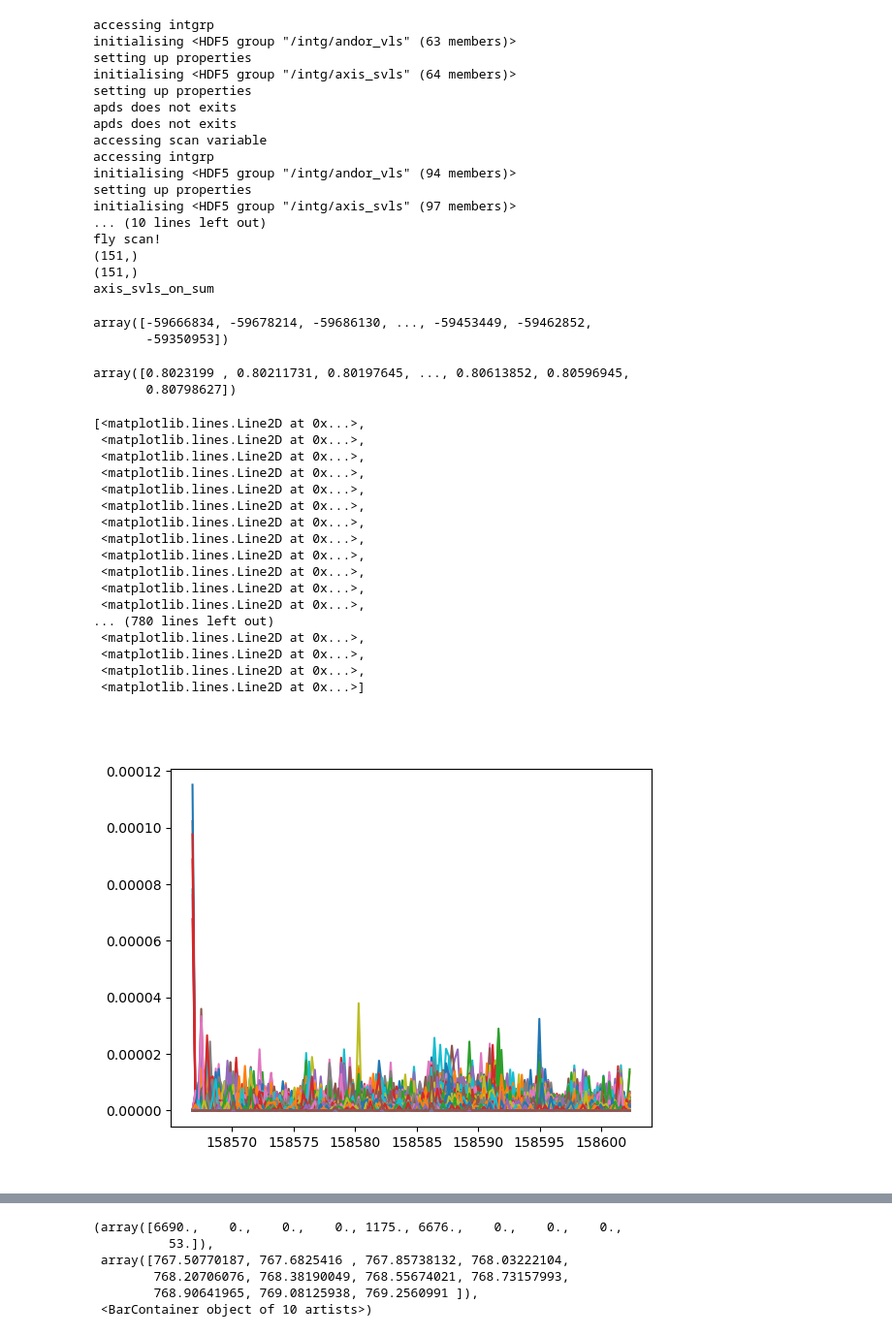
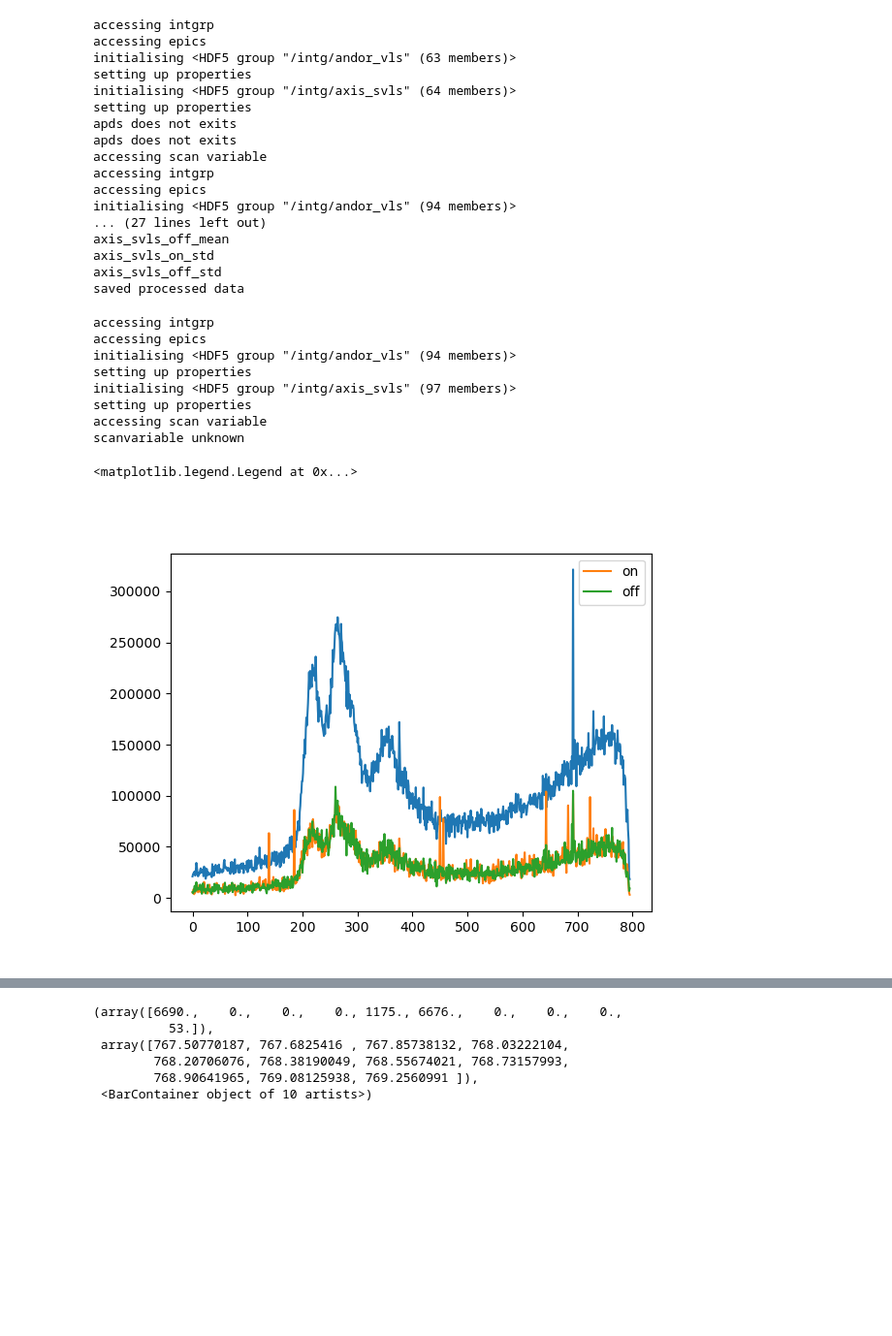
Before and after one commit to AmkeNimm/DataAcceleratorChemRIXS, a Jupyter notebook: jupyter_notebook/test.ipynb, the cells around one changed output, grey strips where cells are left out. Shown at 97% size. Drawn from its saved outputs; the diff is of its cells as text; code cells hidden in the pictures; blank space fills up the shorter version.

```diff
--- a/jupyter_notebook/test.ipynb
+++ b/jupyter_notebook/test.ipynb
@@ -16,7 +16,7 @@ base_folder =  '/sdf/data/lcls/ds/rix/'
 #run = 151 #fixed energy
 #run = 76 #XAS fly mono
 
-bg = 3
+bgrun = 3
 run = 47
 
 #exp = 'rix100836924'
@@ -28,7 +28,7 @@ exp = 'rix101265125'
 #fname = f'/sdf/data/lcls/ds/rix/rix100836924/scratch/h5/rix100836924_Run{run:04d}.h5'
 #bgname = f'/sdf/data/lcls/ds/rix/rix100836924/scratch/h5/rix100836924_Run{bg:04d}.h5'
 fname = f'{base_folder}/{exp}/hdf5/smalldata/{exp}_Run{run:04d}.h5'
-bgname = f'{base_folder}/{exp}/hdf5/smalldata/{exp}_Run{bg:04d}.h5'
+bgname = f'{base_folder}/{exp}/hdf5/smalldata/{exp}_Run{bgrun:04d}.h5'
 fyaml = '../roi_input.yml'
 bgyaml = '../BGroi_input.yml'
 # with h5py.File(fname, 'r') as fh:
@@ -44,9 +44,10 @@ bgyaml = '../BGroi_input.yml'
 data = SmallData(fname,fyaml)
 bg = SmallData(bgname, bgyaml)
 # %%
-red = Reduced(fname,bgname,fyaml,bgyaml,scantype='mono_fly')
+red = Reduced(fname,bgname,fyaml,bgyaml, save=True,scantype='mono_fly')
 # %% [output]
 accessing intgrp
+accessing epics
 initialising <HDF5 group "/intg/andor_vls" (63 members)>
 setting up properties
 initialising <HDF5 group "/intg/axis_svls" (64 members)>
@@ -55,16 +56,10 @@ apds does not exits
 apds does not exits
 accessing scan variable
 accessing intgrp
+accessing epics
 initialising <HDF5 group "/intg/andor_vls" (94 members)>
-setting up properties
-initialising <HDF5 group "/intg/axis_svls" (97 members)>
-... (10 lines left out)
-fly scan!
-(151,)
-(151,)
-axis_svls_on_sum
+... (27 lines left out)
+axis_svls_off_mean
+axis_svls_on_std
+axis_svls_off_std
+saved processed data
-# %%
-red.data.integrating.andor_vls.mono_encoder
-# %% [output]
-array([-59666834, -59678214, -59686130, ..., -59453449, -59462852,
-       -59350953])
@@ -126,33 +66,18 @@ def mono_energy(pitchG,pitchM2,stateG = 'LRG'):
-# %%
-premirror = get_premirror_pitch(red.data.epics['MONO_premirror_pitch'][:])
-hrencoder = red.data.integrating.andor_vls.mono_encoder
-hr_pitch = hrencoder_to_pitch(hrencoder, red.data.yaml['mono_calib'])
-hr_energy = mono_energy(hr_pitch,premirror)
-hr_energy
-# %% [output]
-array([0.8023199 , 0.80211731, 0.80197645, ..., 0.80613852, 0.80596945,
-       0.80798627])
 # %%
 fig,ax=plt.subplots(1,1)
 
-#ax.plot(np.nansum(data.integrating.axis_svls.full_area,axis=0))
-ax.plot(red.scanvar_on,red.axis_svls_on_mean)
+ax.plot(np.nansum(data.integrating.axis_svls.full_area,axis=0))
+ax.plot(np.sum(red.axis_svls_on_mean,axis=0)*5e8,label='on')
+ax.plot(np.sum(red.axis_svls_off_mean,axis=0)*5e8,label='off')
+ax.legend()
 # %% [output]
-[<matplotlib.lines.Line2D at 0x...>,
- <matplotlib.lines.Line2D at 0x...>,
- <matplotlib.lines.Line2D at 0x...>,
- <matplotlib.lines.Line2D at 0x...>,
- <matplotlib.lines.Line2D at 0x...>,
- <matplotlib.lines.Line2D at 0x...>,
- <matplotlib.lines.Line2D at 0x...>,
- <matplotlib.lines.Line2D at 0x...>,
- <matplotlib.lines.Line2D at 0x...>,
- <matplotlib.lines.Line2D at 0x...>,
- <matplotlib.lines.Line2D at 0x...>,
- <matplotlib.lines.Line2D at 0x...>,
-... (780 lines left out)
- <matplotlib.lines.Line2D at 0x...>,
- <matplotlib.lines.Line2D at 0x...>,
- <matplotlib.lines.Line2D at 0x...>,
- <matplotlib.lines.Line2D at 0x...>]
+accessing intgrp
+accessing epics
+initialising <HDF5 group "/intg/andor_vls" (94 members)>
+setting up properties
+initialising <HDF5 group "/intg/axis_svls" (97 members)>
+setting up properties
+accessing scan variable
+scanvariable unknown
+<matplotlib.legend.Legend at 0x...>
-[figure, old version]
+[figure, new version]
```
Also changed, not shown: parts of 6 cells of this notebook, 1 other file.
